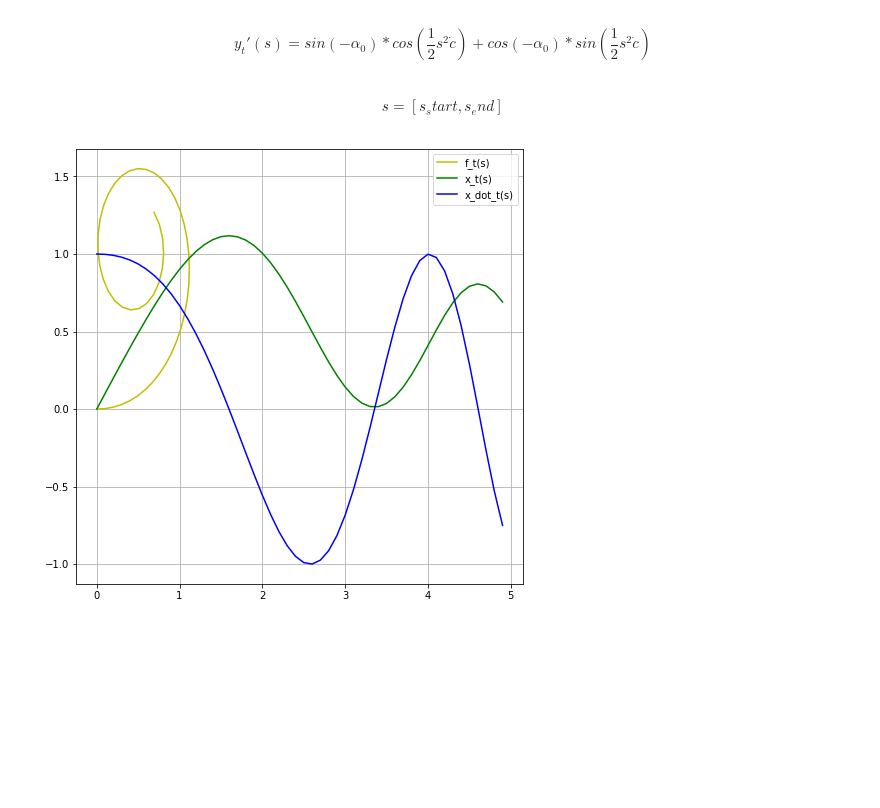
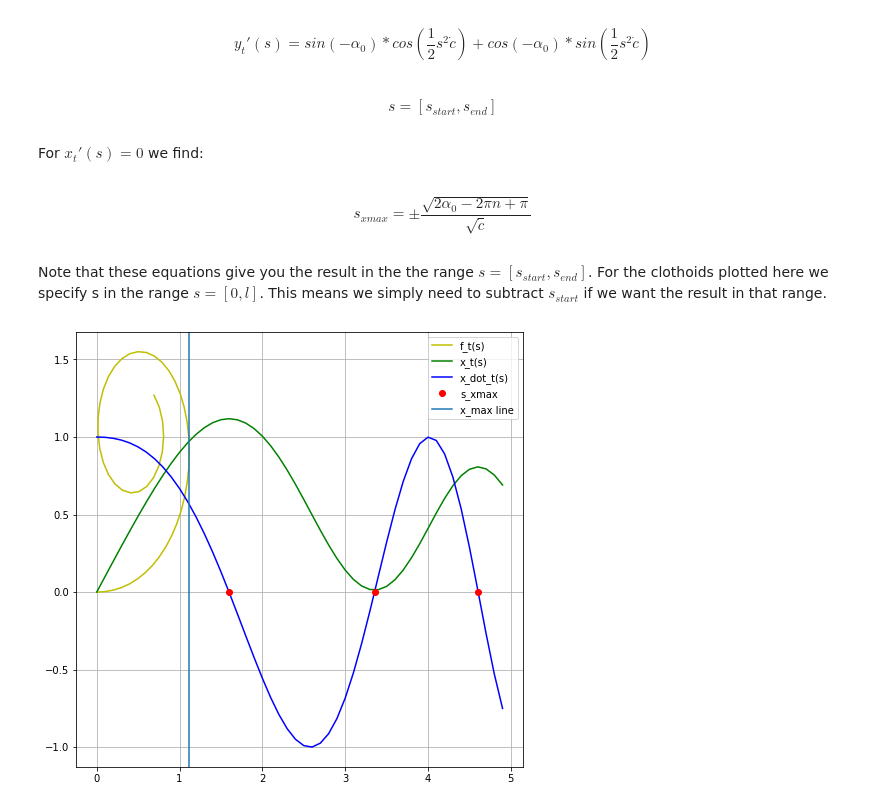
Before and after one commit to pageldev/ClothoidExploration, a Jupyter notebook: ClothoidExploration.ipynb, the cells around one changed output. Drawn from its saved outputs; the diff is of its cells as text; code cells hidden in the pictures; blank space fills up the shorter version.

```diff
--- a/ClothoidExploration.ipynb
+++ b/ClothoidExploration.ipynb
@@ -166,31 +166,43 @@ y_{t}'(s) = sin(-\alpha_{0})*cos(\frac{1}{2} s^2 \dot c) + cos(-\alpha_{0})*sin(
 \end{equation*}
 # %% [markdown]
 \begin{equation*}
-s = [s_start, s_end]
+s = [s_{start}, s_{end}]
 \end{equation*}
+# %% [markdown]
+For $x_{t}'(s) = 0$ we find:
+# %% [markdown]
+\begin{equation*}
+s_{xmax} = \pm \frac{\sqrt{2 \alpha_{0} - 2 \pi n + \pi}}{\sqrt{\dot c}}
+\end{equation*}
+# %% [markdown]
+Note that these equations give you the result in the the range $s = [s_{start}, s_{end}]$. For the clothoids plotted here we specify s in the range $s = [0, l]$. This means we simply need to subtract $s_{start}$ if we want the result in that range.
 # %%
 c_start = 0.6
 c_end = 3.0
 length = 5
 
 c_dot = (c_end - c_start)/length
 s_start = c_start/c_dot
 s_end = c_end/c_dot
 a0 = 0.5*s_start*s_start*c_dot
 s_vals = np.arange(0.0, length, 0.1)
 a = np.sqrt(np.pi/np.abs(c_dot))
 
 f_x = lambda s : a * (sc.fresnel([s/a])[1][0])
 f_y = lambda s : a * (sc.fresnel([s/a])[0][0])
 f_x_t = lambda s : np.cos(-a0)*(f_x(s+s_start)-f_x(s_start)) - (np.sin(-a0) * (f_y(s+s_start)-f_y(s_start)))
 f_y_t = lambda s : np.sin(-a0)*(f_x(s+s_start)-f_x(s_start)) + (np.cos(-a0) * (f_y(s+s_start)-f_y(s_start)))
 plt.plot([f_x_t(s) for s in s_vals], [f_y_t(s) for s in s_vals], 'y-', label="f_t(s)")
 plt.plot(s_vals, [f_x_t(s) for s in s_vals], 'g-', label="x_t(s)")
 
 f_x_dot_t = lambda s : np.cos(-a0)*np.cos(0.5* (s+s_start)**2 *c_dot) - np.sin(-a0)*np.sin(0.5* (s+s_start)**2 *c_dot)
 plt.plot(s_vals, [f_x_dot_t(s) for s in s_vals], 'b-', label="x_dot_t(s)")
 
+f_s_xmax = lambda n : np.sqrt((2*a0 - 2*np.pi*n + np.pi)/c_dot) - s_start
+plt.plot([f_s_xmax(0), f_s_xmax(-1), f_s_xmax(-2)], [0, 0, 0], 'ro', label="s_xmax")
+plt.axvline(f_x_t(f_s_xmax(0)), 0, 1, label='x_max line')
+
 plt.legend(loc="upper right")
 plt.grid(True)
 # %% [output]
-[figure, old version]
+[figure, new version]
```
Also changed, not shown: parts of 1 cell of this notebook.
